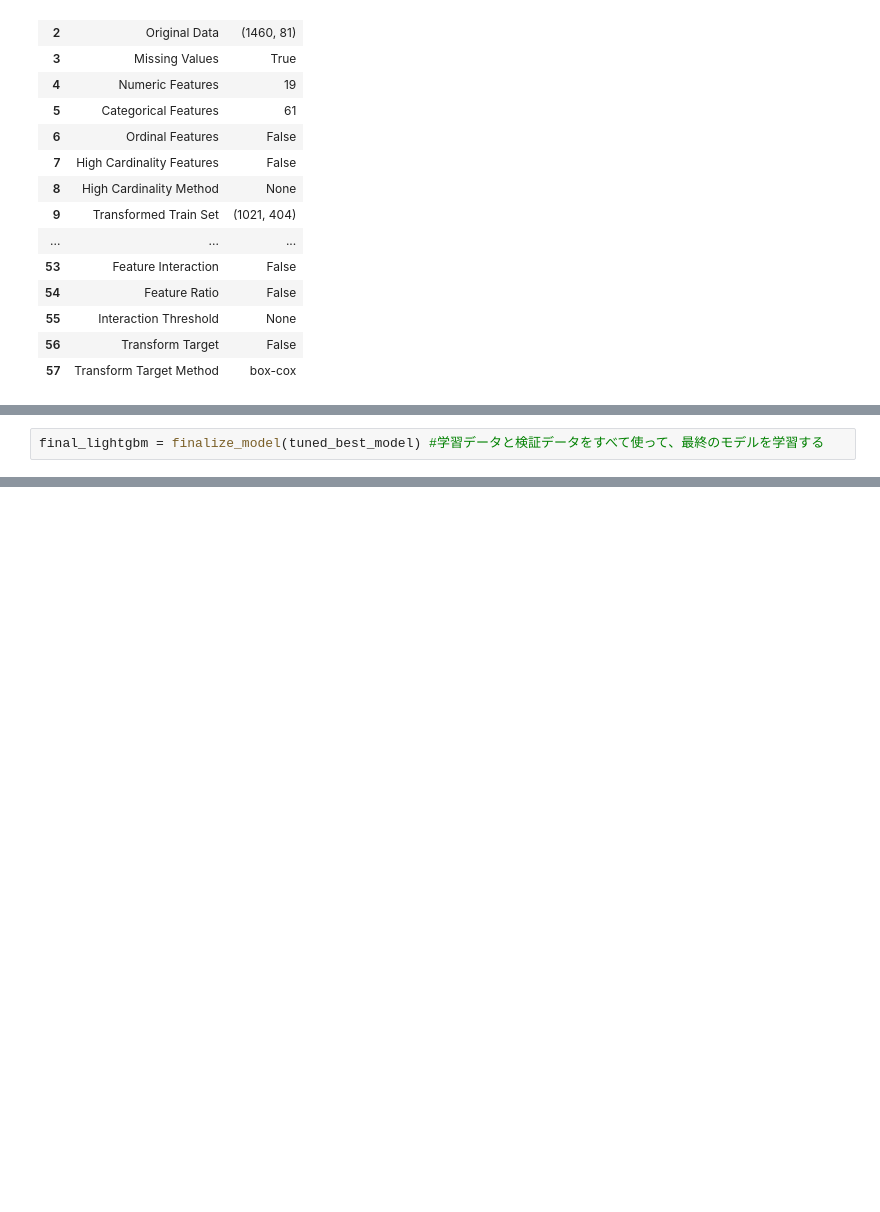
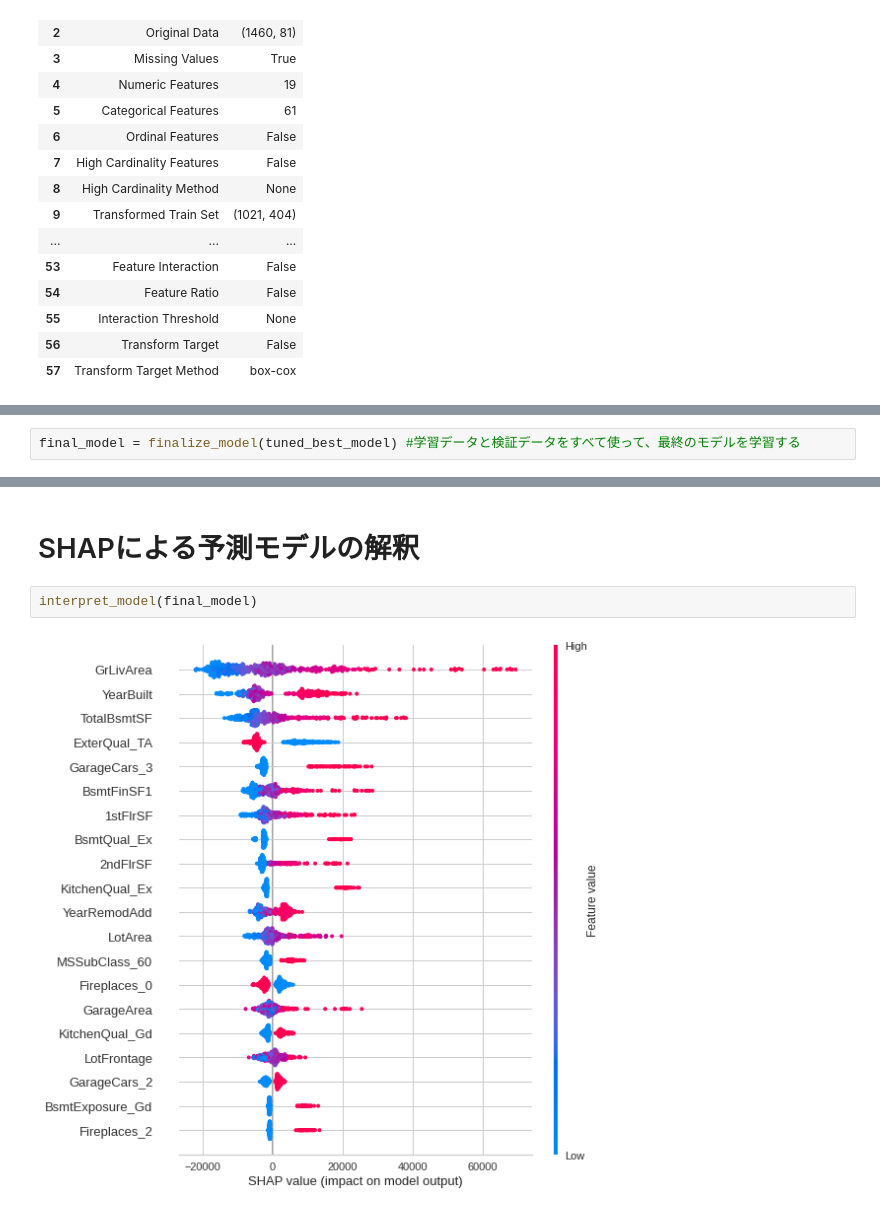
Before and after one commit to Katsunori04/python_handson, a Jupyter notebook: 住宅価格予測ハンズオン.ipynb, the cells around one changed output, grey strips where cells are left out. Saved outputs shown, nothing was run; the diff lists cells and outputs as text; blank space fills up the shorter version.

```diff
--- a/住宅価格予測ハンズオン.ipynb
+++ b/住宅価格予測ハンズオン.ipynb
@@ -223,3 +243,3 @@ predict_model(tuned_best_model) #検証データを使って予測精度の検
 # %%
-final_lightgbm = finalize_model(tuned_best_model) #学習データと検証データをすべて使って、最終のモデルを学習する
+final_model = finalize_model(tuned_best_model) #学習データと検証データをすべて使って、最終のモデルを学習する
 # %%
@@ -227,2 +247,8 @@ evaluate_model(final_lightgbm) #モデルを様々な観点で評価する
 # %% [output]
 interactive(children=(ToggleButtons(description='Plot Type:', icons=('',), options=(('Hyperparameters', 'param…
+# %% [markdown]
+# SHAPによる予測モデルの解釈
+# %%
+interpret_model(final_model)
+# %% [output]
+[figure, added]
```
Also changed, not shown: parts of 11 cells of this notebook.
